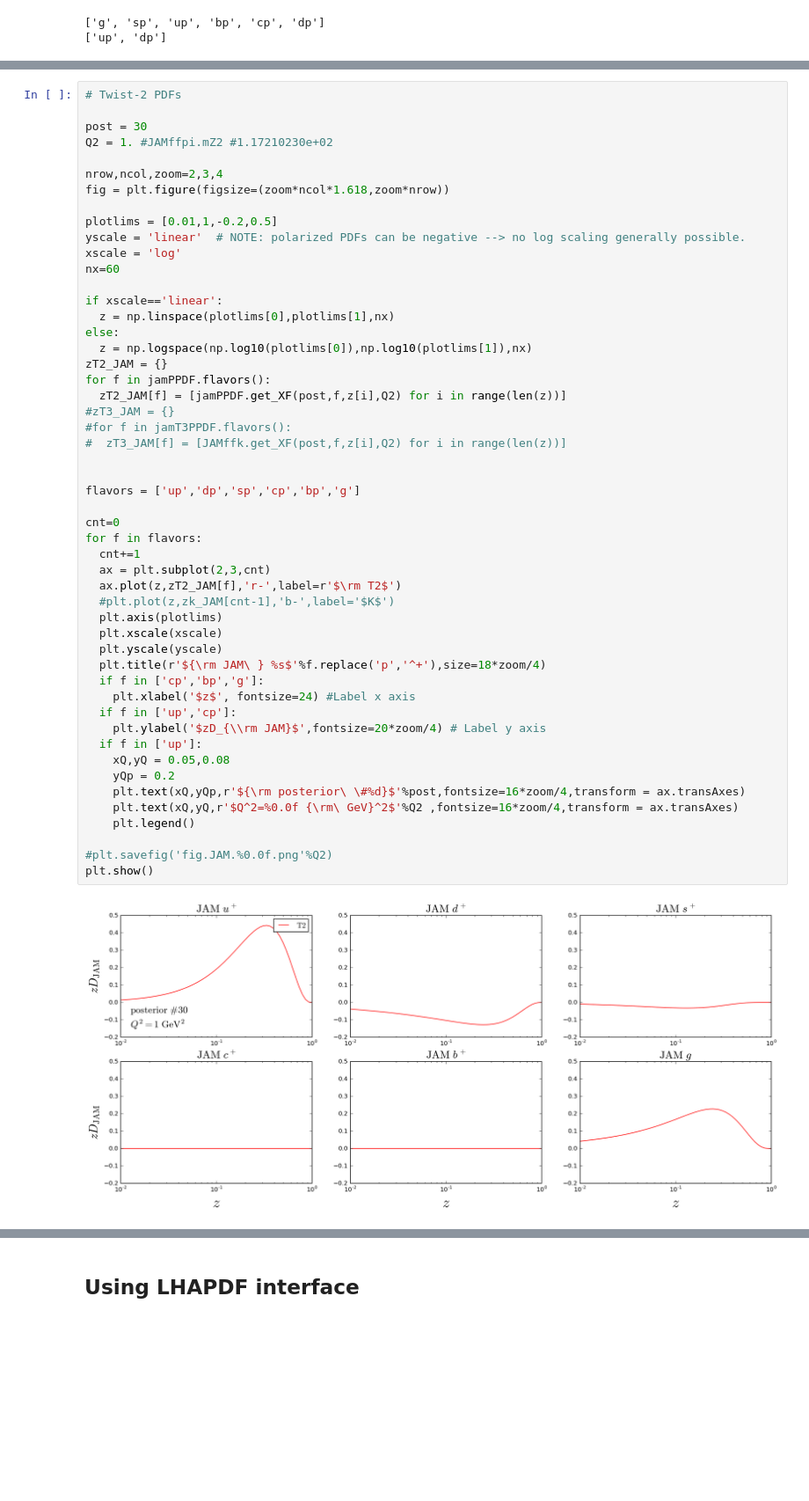
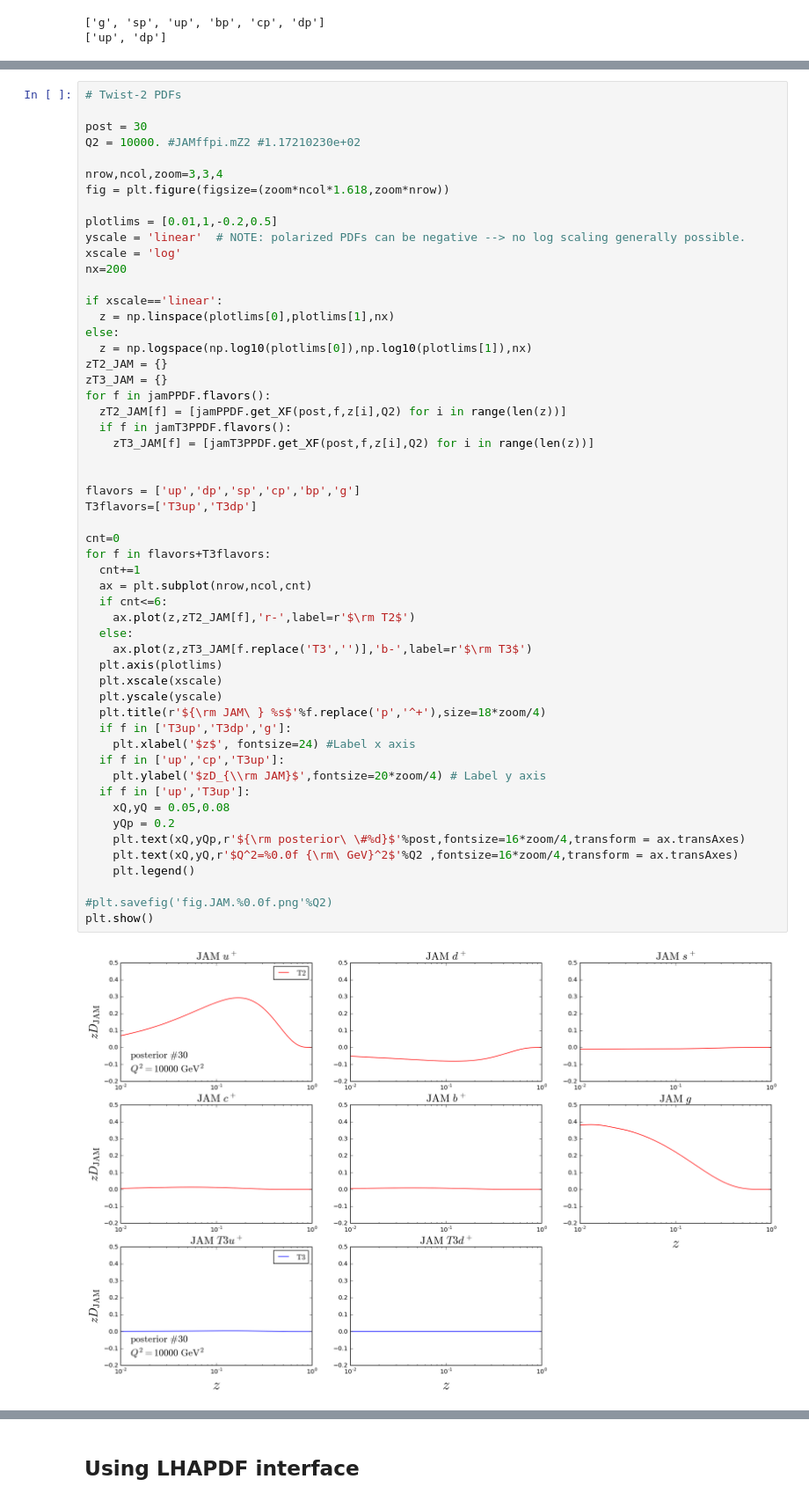
Before and after one commit to brash99/JAMLIB, a Jupyter notebook: LHAPDF/test-PPDF.ipynb, the cells around one changed output, grey strips where cells are left out. Shown at 88% size. Saved outputs shown, nothing was run; the diff lists cells and outputs as text; blank space fills up the shorter version.

```diff
--- a/LHAPDF/test-PPDF.ipynb
+++ b/LHAPDF/test-PPDF.ipynb
@@ -54,52 +51,55 @@ print jamPPDF.get_XF(0,'sp',0.2,10.)
 # Twist-2 PDFs
 
 post = 30
-Q2 = 1. #JAMffpi.mZ2 #1.17210230e+02
+Q2 = 10000. #JAMffpi.mZ2 #1.17210230e+02
 
-nrow,ncol,zoom=2,3,4
+nrow,ncol,zoom=3,3,4
 fig = plt.figure(figsize=(zoom*ncol*1.618,zoom*nrow))
 
 plotlims = [0.01,1,-0.2,0.5]
 yscale = 'linear'  # NOTE: polarized PDFs can be negative --> no log scaling generally possible.
 xscale = 'log'
-nx=60
+nx=200
 
 if xscale=='linear':
   z = np.linspace(plotlims[0],plotlims[1],nx)
 else:
   z = np.logspace(np.log10(plotlims[0]),np.log10(plotlims[1]),nx)
 zT2_JAM = {}
+zT3_JAM = {}
 for f in jamPPDF.flavors():
   zT2_JAM[f] = [jamPPDF.get_XF(post,f,z[i],Q2) for i in range(len(z))]
-#zT3_JAM = {}
-#for f in jamT3PPDF.flavors():
-#  zT3_JAM[f] = [JAMffk.get_XF(post,f,z[i],Q2) for i in range(len(z))]
+  if f in jamT3PPDF.flavors():
+    zT3_JAM[f] = [jamT3PPDF.get_XF(post,f,z[i],Q2) for i in range(len(z))]
 
 
 flavors = ['up','dp','sp','cp','bp','g']
+T3flavors=['T3up','T3dp']
 
 cnt=0
-for f in flavors:
+for f in flavors+T3flavors:
   cnt+=1
-  ax = plt.subplot(2,3,cnt)
-  ax.plot(z,zT2_JAM[f],'r-',label=r'$\rm T2$')
-  #plt.plot(z,zk_JAM[cnt-1],'b-',label='$K$')
+  ax = plt.subplot(nrow,ncol,cnt)
+  if cnt<=6:
+    ax.plot(z,zT2_JAM[f],'r-',label=r'$\rm T2$')
+  else:
+    ax.plot(z,zT3_JAM[f.replace('T3','')],'b-',label=r'$\rm T3$')
   plt.axis(plotlims)
   plt.xscale(xscale)
   plt.yscale(yscale)
   plt.title(r'${\rm JAM\ } %s$'%f.replace('p','^+'),size=18*zoom/4)
-  if f in ['cp','bp','g']:
+  if f in ['T3up','T3dp','g']:
     plt.xlabel('$z$', fontsize=24) #Label x axis
-  if f in ['up','cp']:
+  if f in ['up','cp','T3up']:
     plt.ylabel('$zD_{\\rm JAM}$',fontsize=20*zoom/4) # Label y axis
-  if f in ['up']:
+  if f in ['up','T3up']:
     xQ,yQ = 0.05,0.08
     yQp = 0.2
     plt.text(xQ,yQp,r'${\rm posterior\ \#%d}$'%post,fontsize=16*zoom/4,transform = ax.transAxes)
     plt.text(xQ,yQ,r'$Q^2=%0.0f {\rm\ GeV}^2$'%Q2 ,fontsize=16*zoom/4,transform = ax.transAxes)
     plt.legend()
 
 #plt.savefig('fig.JAM.%0.0f.png'%Q2)
 plt.show()
 # %% [output]
-[figure, old version]
+[figure, new version]
```
Also changed, not shown: parts of 5 cells of this notebook.
